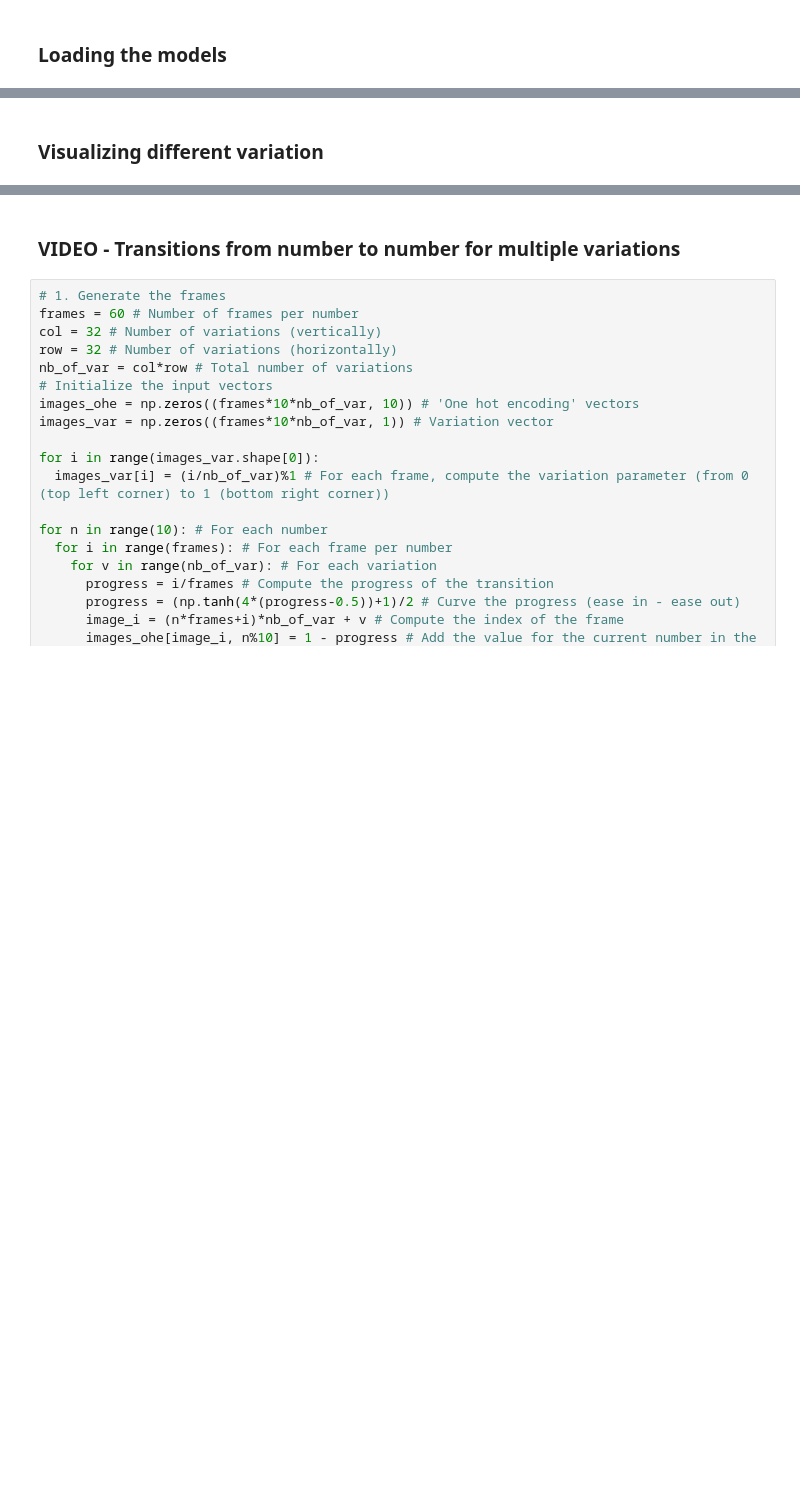
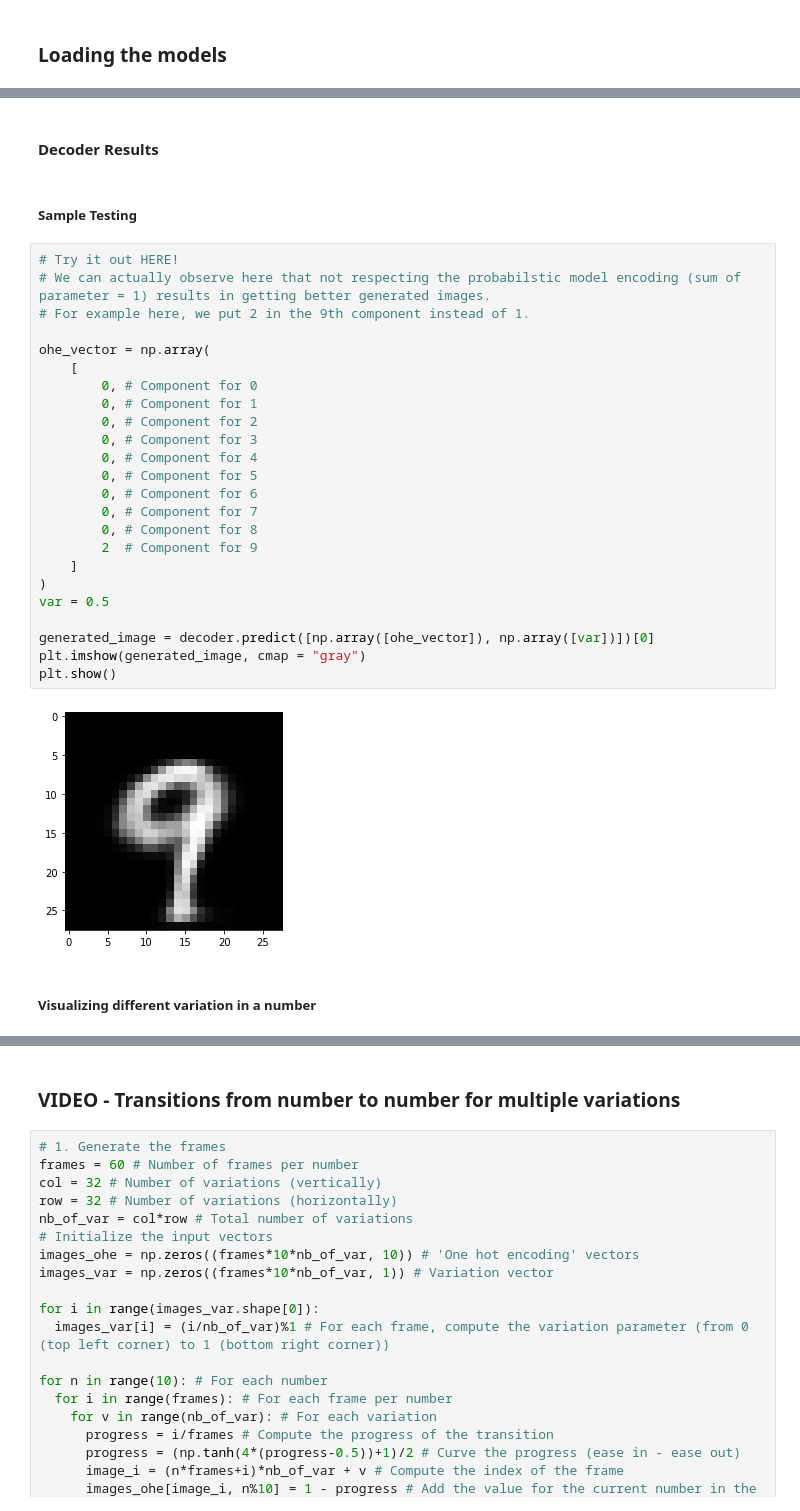
Before and after one commit to Kem975/CS512_Autoencoders, a Jupyter notebook: src/notebook.ipynb, the cells around one changed output, grey strips where cells are left out. Saved outputs shown, nothing was run; the diff lists cells and outputs as text; blank space fills up the shorter version.

```diff
--- a/src/notebook.ipynb
+++ b/src/notebook.ipynb
@@ -233,3 +317,33 @@ autoencoder = tf.keras.models.load_model(autoencoder_path)
+# %% [markdown]
+#### Decoder Results
+# %% [markdown]
+##### Sample Testing
+# %%
+# Try it out HERE!
+# We can actually observe here that not respecting the probabilstic model encoding (sum of parameter = 1) results in getting better generated images.
+# For example here, we put 2 in the 9th component instead of 1.
+
+ohe_vector = np.array(
+    [
+        0, # Component for 0
+        0, # Component for 1
+        0, # Component for 2
+        0, # Component for 3
+        0, # Component for 4
+        0, # Component for 5
+        0, # Component for 6
+        0, # Component for 7
+        0, # Component for 8
+        2  # Component for 9
+    ]
+)
+var = 0.5
+
+generated_image = decoder.predict([np.array([ohe_vector]), np.array([var])])[0]
+plt.imshow(generated_image, cmap = "gray")
+plt.show()
+# %% [output]
+[figure, added]
 # %% [markdown]
-### Visualizing different variation
+##### Visualizing different variation in a number
 # %%
```
Also changed, not shown: parts of 14 cells of this notebook.
